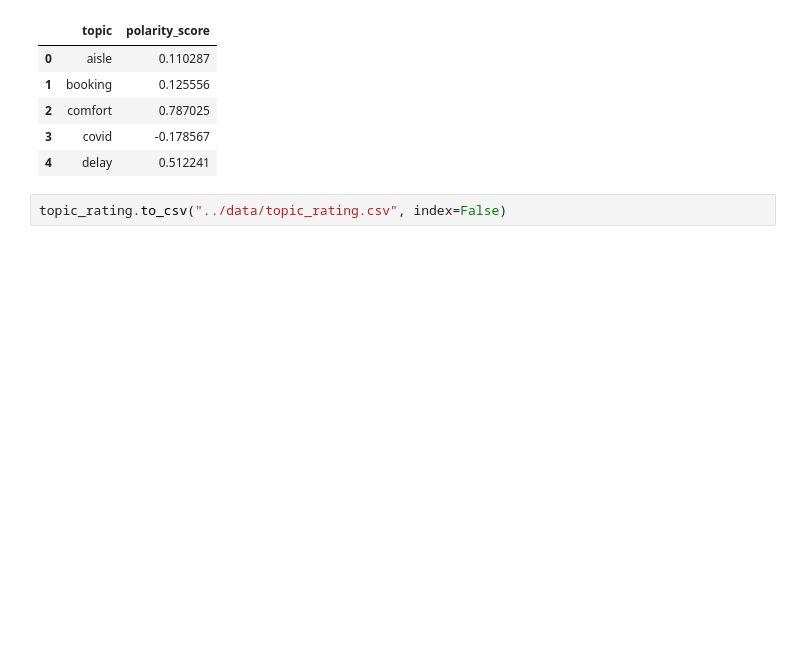
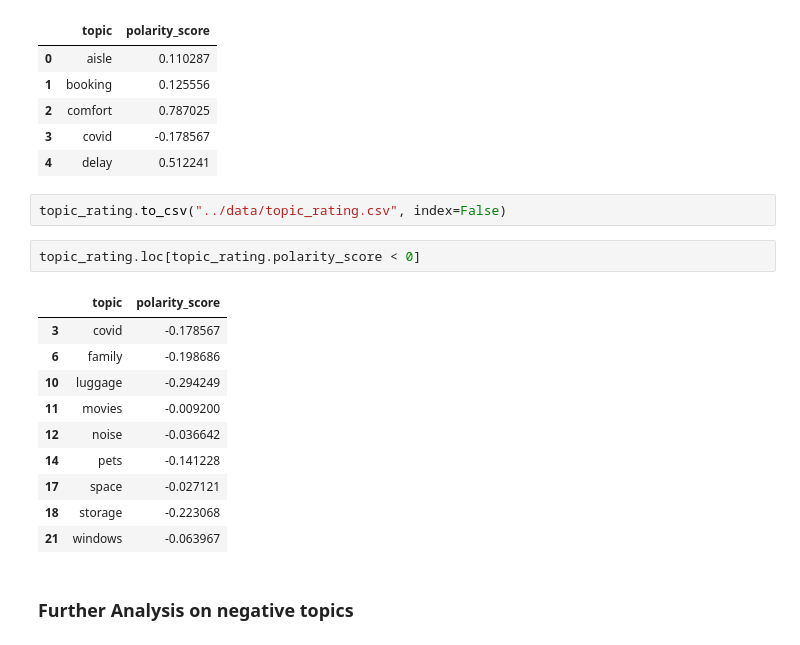
Before and after one commit to eleven-hackathon-team/airplane-interior-services, a Jupyter notebook: code/postprocessing.ipynb, the cells around one changed output. Drawn from its saved outputs; the diff is of its cells as text; blank space fills up the shorter version.

```diff
--- a/code/postprocessing.ipynb
+++ b/code/postprocessing.ipynb
@@ -47,3 +51,18 @@ topic_rating.head()
 | 4 | delay | 0.512241 |
 # %%
 topic_rating.to_csv("../data/topic_rating.csv", index=False)
+# %%
+topic_rating.loc[topic_rating.polarity_score < 0]
+# %% [output]
+|  | topic | polarity_score |
+| 3 | covid | -0.178567 |
+| 6 | family | -0.198686 |
+| 10 | luggage | -0.294249 |
+| 11 | movies | -0.009200 |
+| 12 | noise | -0.036642 |
+| 14 | pets | -0.141228 |
+| 17 | space | -0.027121 |
+| 18 | storage | -0.223068 |
+| 21 | windows | -0.063967 |
+# %% [markdown]
+### Further Analysis on negative topics
```
Also changed, not shown: parts of 19 cells of this notebook, 1 other file.
